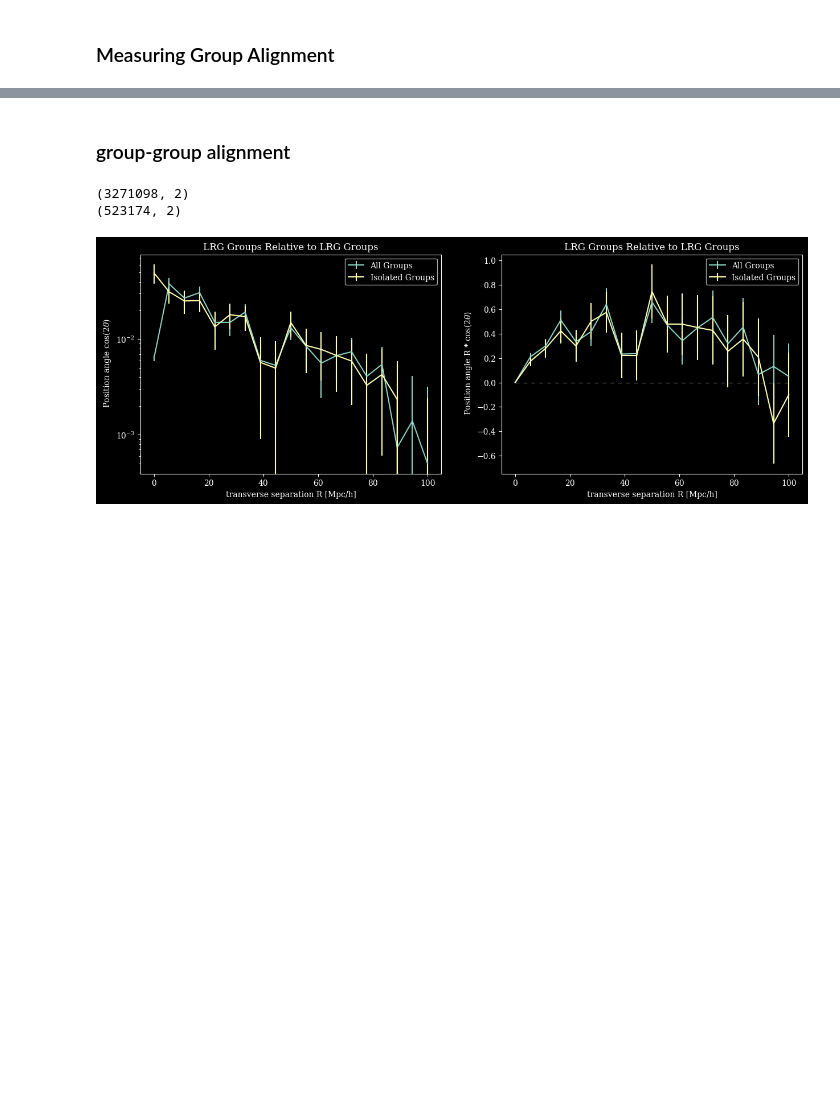
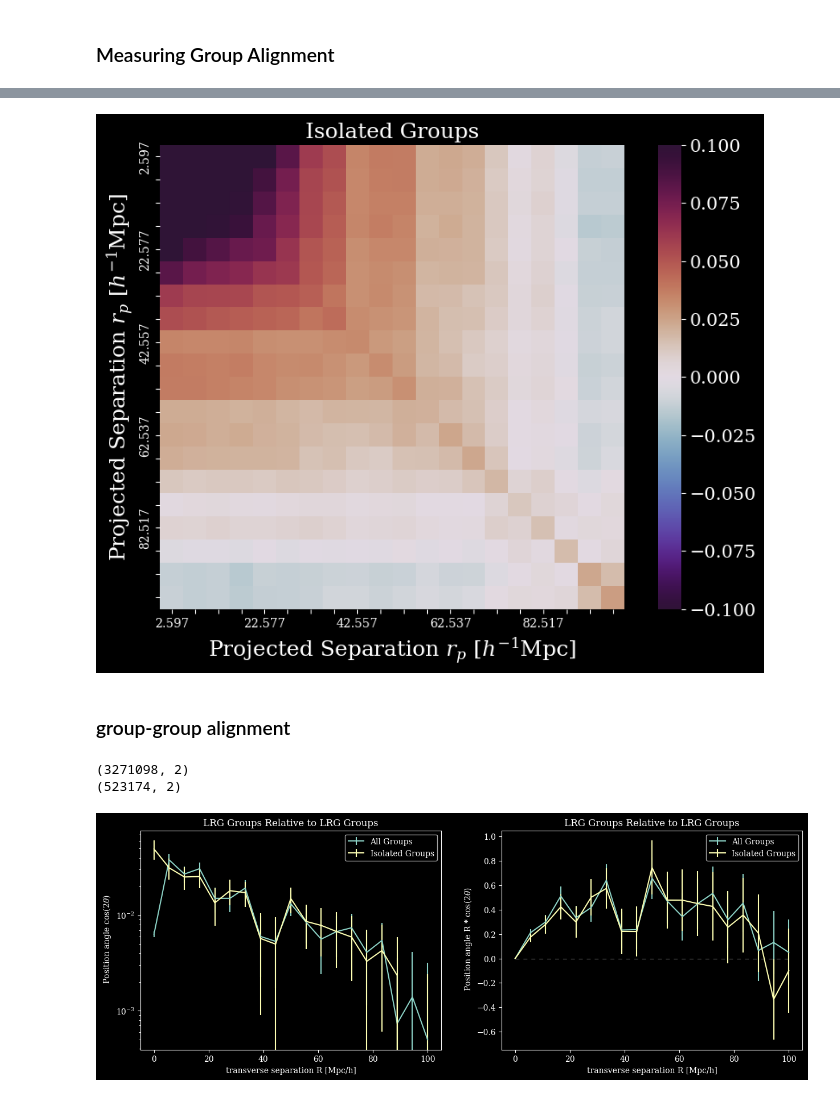
Before and after one commit to cmlamman/spec-IA, a Jupyter notebook: testing_justDESI.ipynb, the cells around one changed output, grey strips where cells are left out. Cells and saved outputs as stored; diff of their text form; code cells hidden in the pictures; blank space fills up the shorter version.

```diff
--- a/testing_justDESI.ipynb
+++ b/testing_justDESI.ipynb
@@ -156,3 +269,7 @@ fig.savefig('plots/LRG_group_alignment.png', bbox_inches='tight', dpi=200);
+# %%
+plot_IA_covMatrix(binx=xvalues, signal=np.asarray(ang_plot_isolated_all), title='Isolated Groups', save=False, subtract_identity=False);
+# %% [output]
+[figure, added]
 # %% [markdown]
 ### group-group alignment
 # %%
```
Also changed, not shown: parts of 17 cells of this notebook, 17 other files.
